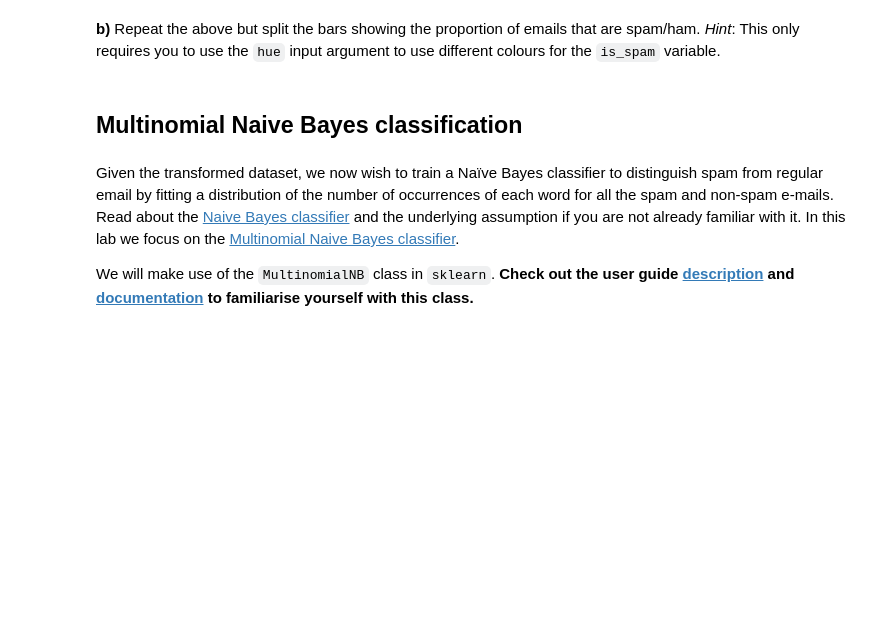
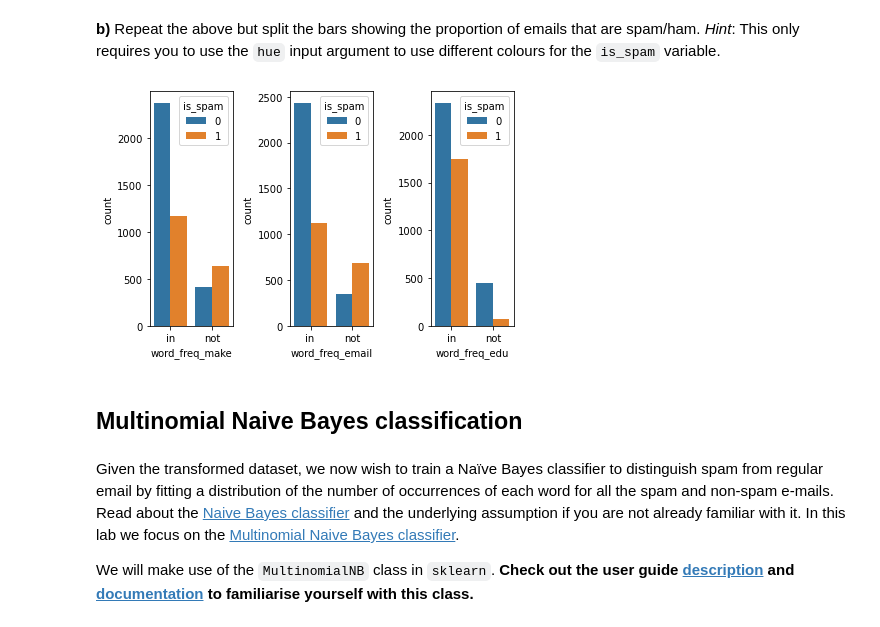
Before and after one commit to PeterChinees/iaml-labs, a Jupyter notebook: Labs/01 - Analysis and Visualisation.ipynb, the cells around one changed output. Saved outputs shown, nothing was run; the diff lists cells and outputs as text; code cells hidden in the pictures; blank space fills up the shorter version.

```diff
--- a/Labs/01 - Analysis and Visualisation.ipynb
+++ b/Labs/01 - Analysis and Visualisation.ipynb
@@ -230,3 +242,16 @@ plt.show()
+# %%
+# Your Code goes here:
+figure, axes = plt.subplots(ncols = 3)
+sns.countplot(ax = axes[0], x = spambase_binary['word_freq_make'], hue = spambase_binary['is_spam'])
+sns.countplot(ax = axes[1], x = spambase_binary['word_freq_email'], hue = spambase_binary['is_spam'])
+sns.countplot(ax = axes[2], x = spambase_binary['word_freq_edu'], hue = spambase_binary['is_spam'])
+axes[0].set(xticklabels = ['in','not'])
+axes[1].set(xticklabels = ['in ','not'])
+axes[2].set(xticklabels = ['in','not'])
+plt.tight_layout()
+plt.show()
+# %% [output]
+[figure, added]
 # %% [markdown]
 ## Multinomial Naive Bayes classification
 # %% [markdown]
```
Also changed, not shown: parts of 29 cells of this notebook, 3 other files.
